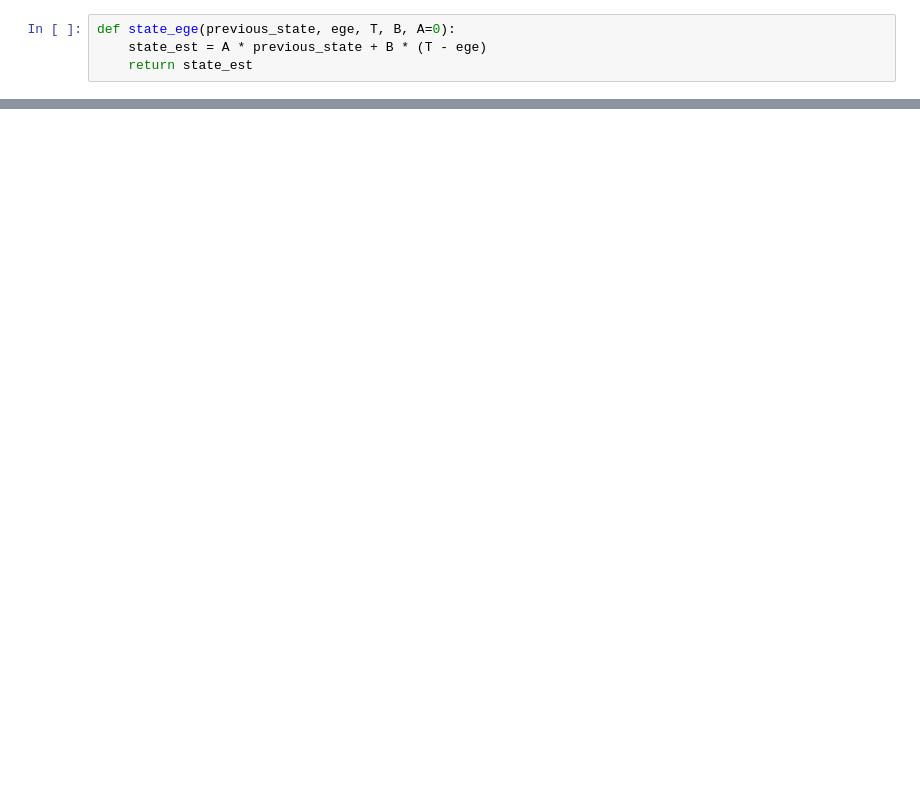
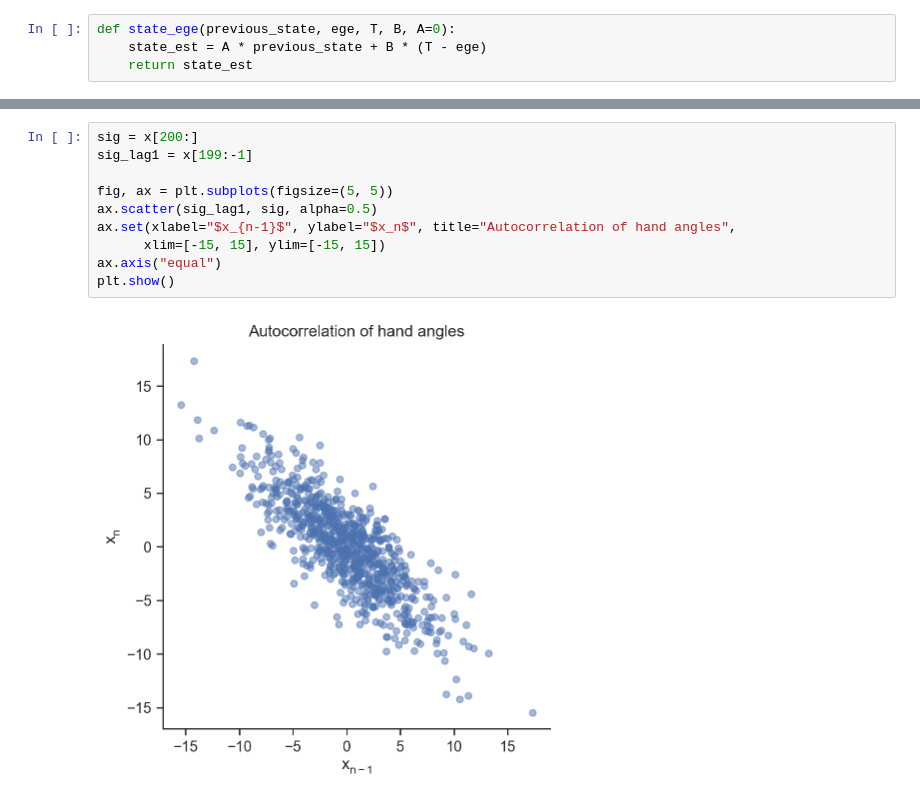
Before and after one commit to ccmlab-ubc/ige-ege, a Jupyter notebook: experiment-1/scripts/motor-noise-simulation.ipynb, the cells around one changed output, grey strips where cells are left out. Drawn from its saved outputs; the diff is of its cells as text; blank space fills up the shorter version.

```diff
--- a/experiment-1/scripts/motor-noise-simulation.ipynb
+++ b/experiment-1/scripts/motor-noise-simulation.ipynb
@@ -55,0 +61,12 @@ acf = smx[0:199]
+# %%
+sig = x[200:]
+sig_lag1 = x[199:-1]
+
+fig, ax = plt.subplots(figsize=(5, 5))
+ax.scatter(sig_lag1, sig, alpha=0.5)
+ax.set(xlabel="$x_{n-1}$", ylabel="$x_n$", title="Autocorrelation of hand angles",
+      xlim=[-15, 15], ylim=[-15, 15])
+ax.axis("equal")
+plt.show()
+# %% [output]
+[figure, added]
```
Also changed, not shown: parts of 3 cells of this notebook, 1 other file.
